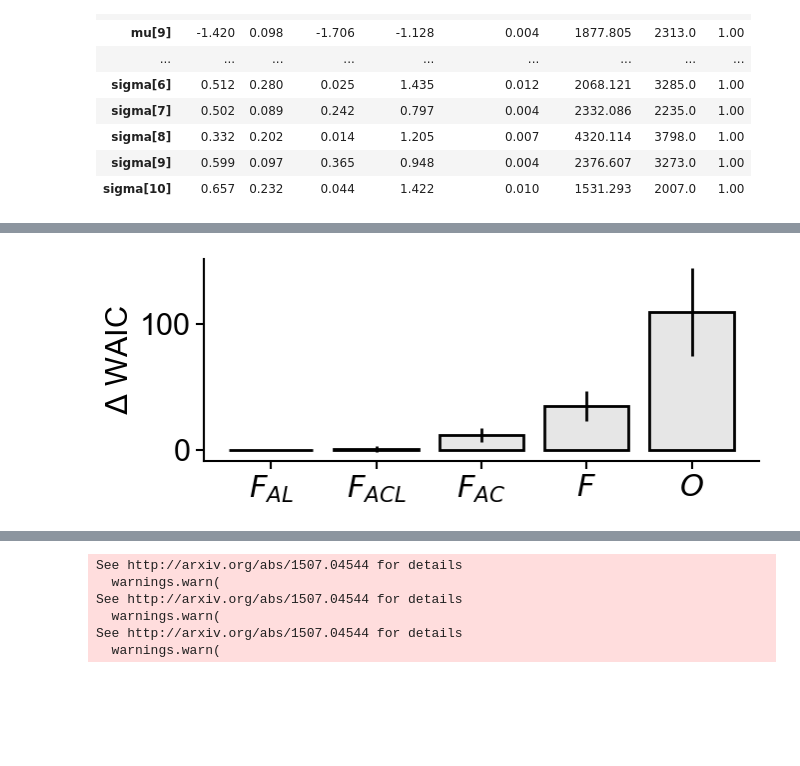
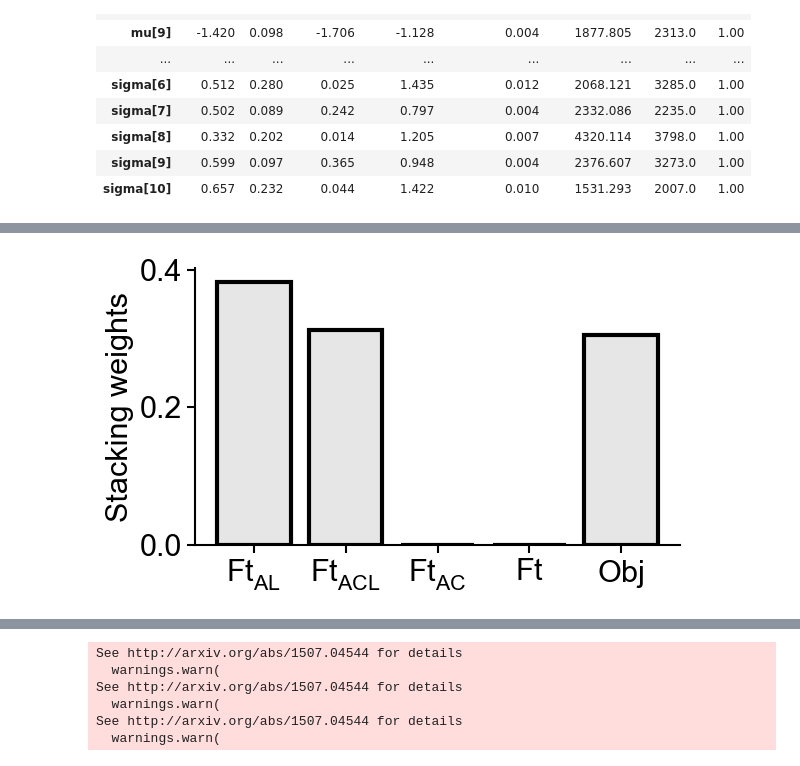
Before and after one commit to slenderham/Attn-Regularity-RL, a Jupyter notebook: analysis/rl_comparison.ipynb, the cells around one changed output, grey strips where cells are left out. Saved outputs shown, nothing was run; the diff lists cells and outputs as text; code cells hidden in the pictures; blank space fills up the shorter version.

Commit message:
sync figure updates

```diff
--- a/analysis/rl_comparison.ipynb
+++ b/analysis/rl_comparison.ipynb
@@ -18,6 +18,7 @@ plt.rc('font', size=22, family='arial')
 plt.rc('axes', linewidth=1.5)
 plt.rc('xtick.major', width=1.5, size=6)
 plt.rc('ytick.major', width=1.5, size=6)
+plt.rc('mathtext', default='regular')
 
 from matplotlib import pyplot as plt
 
@@ -150,22 +184,12 @@ az.summary(az.from_numpyro(all_models_mcmc['F_AL']), var_names=['mu', 'sigma'],
 # %%
-label_mapper = {
-    'F_ACL': f'$F_{{ACL}}$',
-    'F_AC': f'$F_{{AC}}$',
-    'F_AL': f'$F_{{AL}}$',
-    'F_UA': f'$F$',
-    'O': f'$O$',
-}
+fig, axes = plt.subplots(figsize=(6.4,4))
 
+axes.bar(np.arange(comp_df.shape[0]), comp_df.loc[:,'weight'], edgecolor='black', facecolor=[0.9,0.9,0.9], lw=3)
+axes.set_xticks(np.arange(comp_df.shape[0]), [label_mapper[name] for name in comp_df.index.values])
+axes.set_ylabel('Stacking weights')
 
-fig, axes = plt.subplots(figsize=(7.2,3.2))
-
-axes.bar(np.arange(comp_df.shape[0]), comp_df.loc[:,'elpd_diff'],
-         edgecolor='black', facecolor=[0.9,0.9,0.9], yerr=comp_df.loc[:,'dse'],
-         lw=2, error_kw = {'elinewidth': 2})
-axes.set_xticks(np.arange(comp_df.shape[0]), [label_mapper[name] for name in comp_df.index.values])
-axes.set_ylabel('$\Delta$ WAIC')
 sns.despine()
 fig.tight_layout()
-plt.savefig(os.path.join(figure_data_dir, "rl_model_comparison.pdf"))
+plt.savefig(os.path.join(figure_data_dir, "rl_weights.pdf"))
 # %% [output]
-[figure, old version]
+[figure, new version]
```
Also changed, not shown: parts of 12 cells of this notebook.
